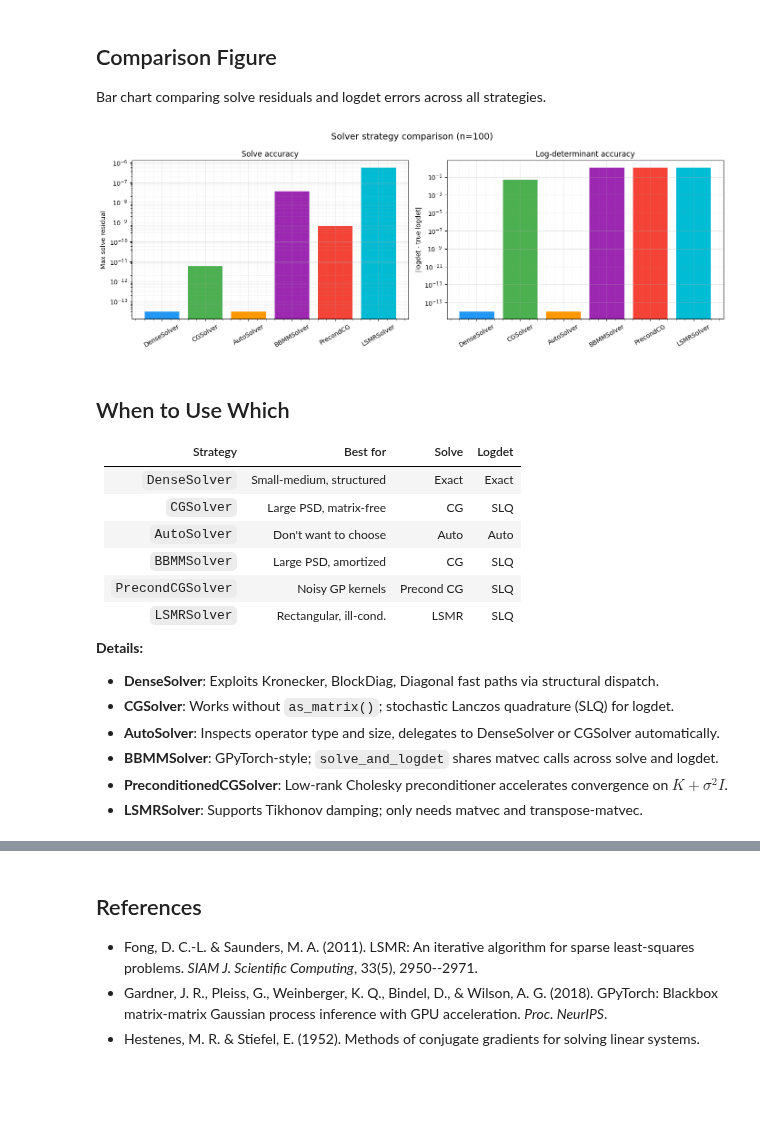
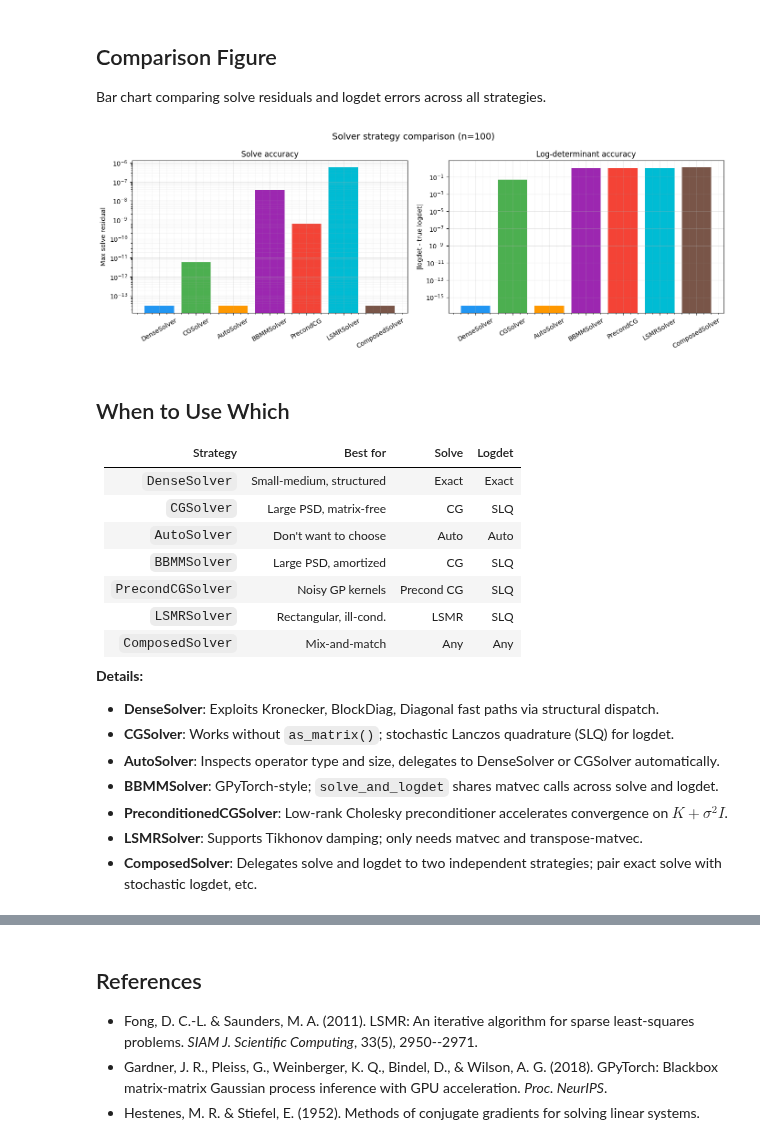
Before and after one commit to jejjohnson/gaussx, a Jupyter notebook: docs/notebooks/solver_strategies.ipynb, the cells around one changed output, grey strips where cells are left out. Cells and saved outputs as stored; diff of their text form; code cells hidden in the pictures; blank space fills up the shorter version.

```diff
--- a/docs/notebooks/solver_strategies.ipynb
+++ b/docs/notebooks/solver_strategies.ipynb
@@ -261,0 +269,14 @@ LSMRSolver:
+# %%
+composed = gaussx.ComposedSolver(
+    solve_strategy=gaussx.DenseSolver(),
+    logdet_strategy=gaussx.CGSolver(rtol=1e-8, atol=1e-8, max_steps=500, num_probes=50),
+)
+
+x_composed = composed.solve(op, b)
+ld_composed = composed.logdet(op, key=jax.random.PRNGKey(99))
+
+residual_composed = jnp.max(jnp.abs(op.mv(x_composed) - b))
+print("ComposedSolver (DenseSolver solve + CGSolver logdet):")
+print(f"  solve residual: {residual_composed:.2e}")
+print(f"  logdet:         {ld_composed:.6f}")
+print(f"  logdet error:   {jnp.abs(ld_composed - ld_true):.2e}")
@@ -271,6 +301,7 @@ results = {
     "BBMMSolver": {"residual": residual_bbmm, "logdet": ld_bbmm},
     "PrecondCG": {"residual": residual_pcg, "logdet": ld_pcg},
     "LSMRSolver": {"residual": residual_lsmr, "logdet": ld_lsmr},
+    "ComposedSolver": {"residual": residual_composed, "logdet": ld_composed},
 }
 
 print(f"{'Strategy':<20s}  {'Residual':>12s}  {'Logdet':>12s}  {'Logdet Err':>12s}")
@@ -310,36 +342,36 @@ logdet_errors = [float(jnp.abs(results[n]["logdet"] - ld_true)) for n in names]
 
 fig, axes = plt.subplots(1, 2, figsize=(14, 5))
 
-colors = ["#2196F3", "#4CAF50", "#FF9800", "#9C27B0", "#F44336", "#00BCD4"]
+colors = ["#2196F3", "#4CAF50", "#FF9800", "#9C27B0", "#F44336", "#00BCD4", "#795548"]
 
 # Solve residuals (log scale)
 axes[0].bar(names, residuals, color=colors)
 axes[0].set_yscale("log")
 axes[0].set_ylabel("Max solve residual")
 axes[0].set_title("Solve accuracy")
 axes[0].tick_params(axis="x", rotation=30)
 axes[0].grid(True, which="major", alpha=0.3)
 axes[0].grid(True, which="minor", alpha=0.1)
 axes[0].minorticks_on()
 
 # Logdet errors (log scale)
 # Clamp zeros to a small value for log scale
 logdet_errors_plot = [max(e, 1e-16) for e in logdet_errors]
 axes[1].bar(names, logdet_errors_plot, color=colors)
 axes[1].set_yscale("log")
 axes[1].set_ylabel("|logdet - true logdet|")
 axes[1].set_title("Log-determinant accuracy")
 axes[1].tick_params(axis="x", rotation=30)
 axes[1].grid(True, which="major", alpha=0.3)
 axes[1].grid(True, which="minor", alpha=0.1)
 axes[1].minorticks_on()
 
 fig.suptitle(f"Solver strategy comparison (n={n})", fontsize=14)
 plt.tight_layout()
 
 plt.show()
 # %% [output]
-[figure, old version]
+[figure, new version]
 # %% [markdown]
 ## When to Use Which
 
@@ -351,6 +383,7 @@ plt.show()
 | `BBMMSolver` | Large PSD, amortized | CG | SLQ |
 | `PrecondCGSolver` | Noisy GP kernels | Precond CG | SLQ |
 | `LSMRSolver` | Rectangular, ill-cond. | LSMR | SLQ |
+| `ComposedSolver` | Mix-and-match | Any | Any |
 
 **Details:**
 
@@ -366,6 +399,8 @@ plt.show()
   preconditioner accelerates convergence on $K + \sigma^2 I$.
 - **LSMRSolver**: Supports Tikhonov damping; only needs
   matvec and transpose-matvec.
+- **ComposedSolver**: Delegates solve and logdet to two
+  independent strategies; pair exact solve with stochastic logdet, etc.
 # %% [markdown]
 ## Summary
 
```
Also changed, not shown: parts of 6 cells of this notebook, 10 other files.
